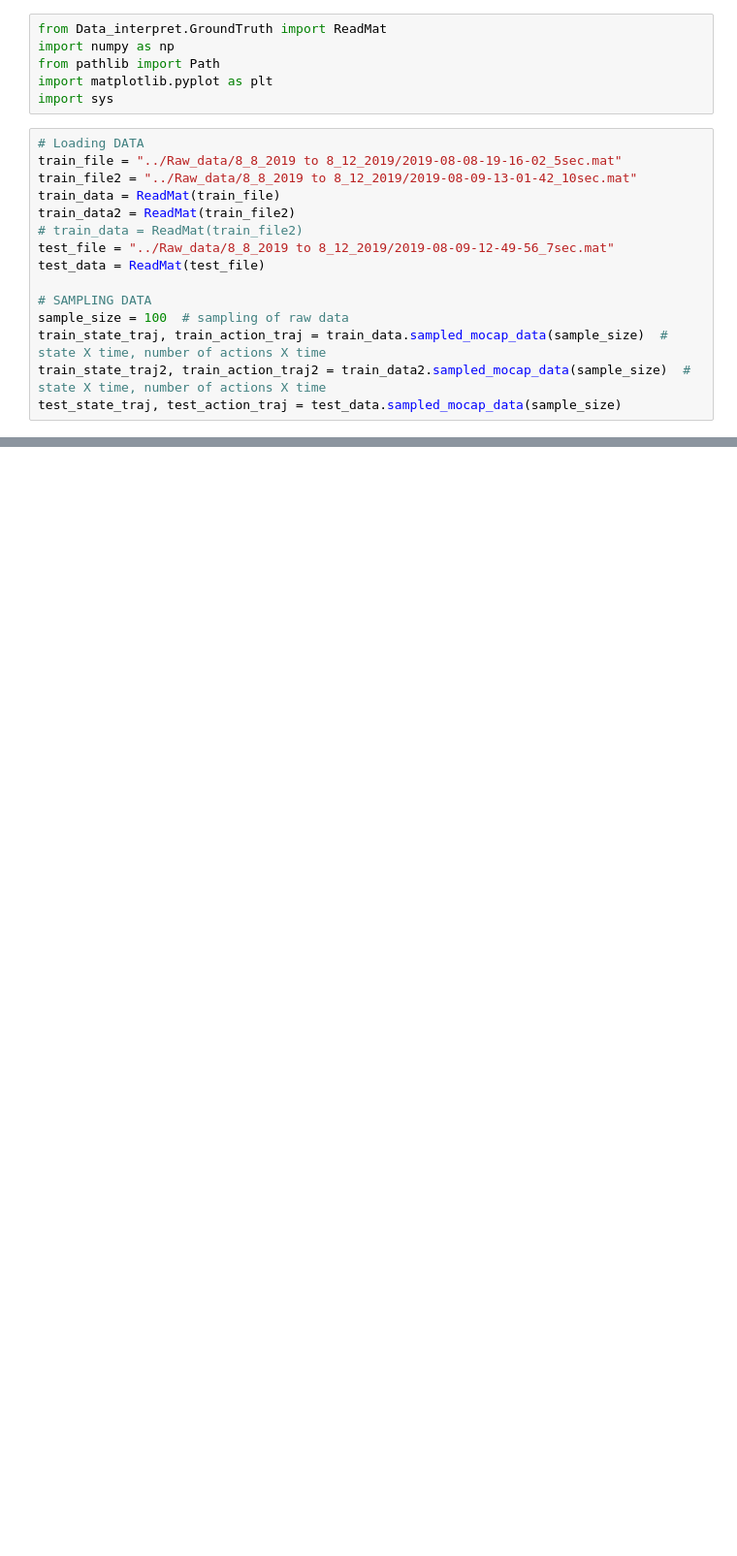
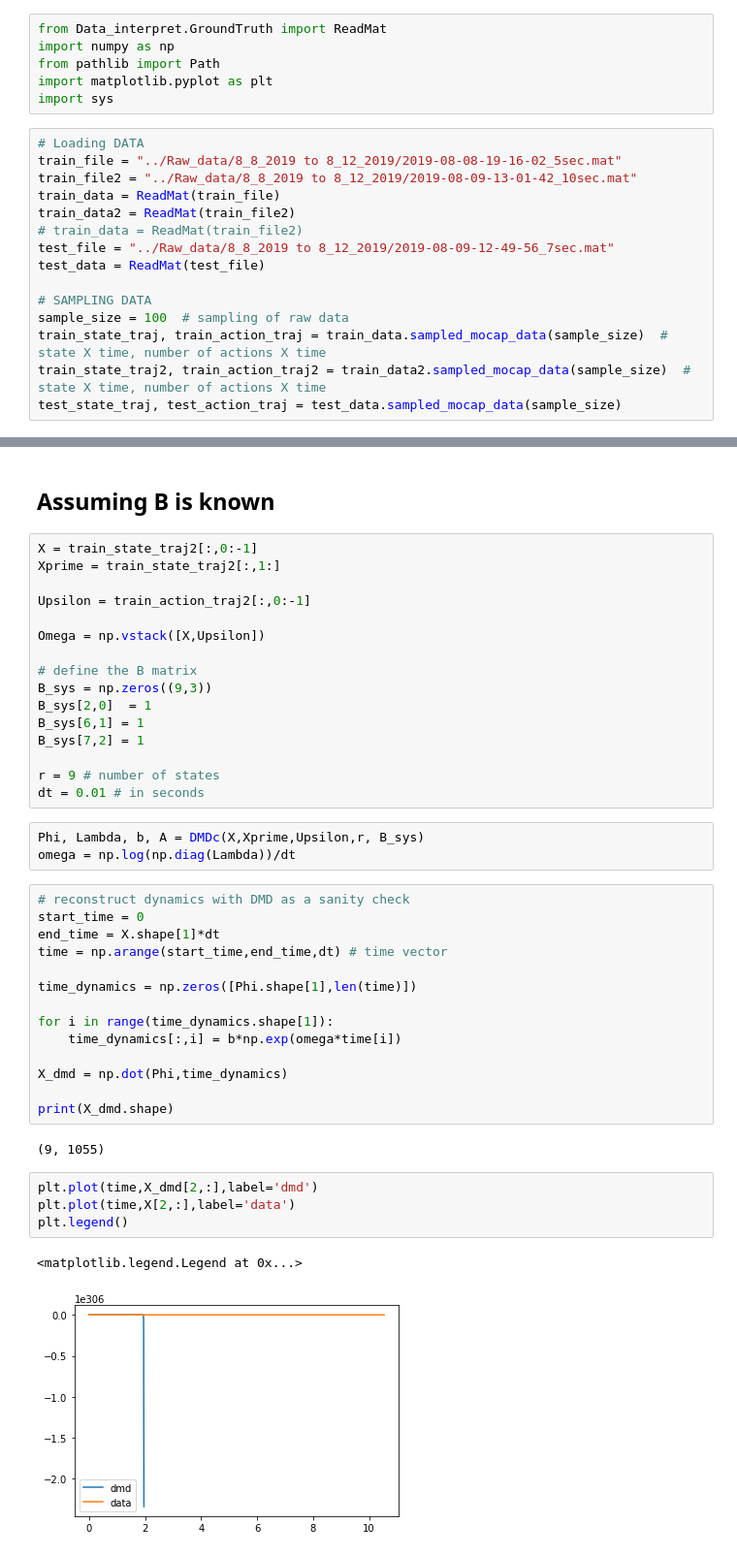
Before and after one commit to dd292/system_identificatification_robofly, a Jupyter notebook: DMDc/DMDc_9states_RoboFly.ipynb, the cells around one changed output, grey strips where cells are left out. Shown at 97% size. Saved outputs shown, nothing was run; the diff lists cells and outputs as text; blank space fills up the shorter version.

```diff
--- a/DMDc/DMDc_9states_RoboFly.ipynb
+++ b/DMDc/DMDc_9states_RoboFly.ipynb
@@ -21,0 +170,44 @@ test_state_traj, test_action_traj = test_data.sampled_mocap_data(sample_size)
+# %% [markdown]
+## Assuming B is known
+# %%
+X = train_state_traj2[:,0:-1]
+Xprime = train_state_traj2[:,1:]
+
+Upsilon = train_action_traj2[:,0:-1]
+
+Omega = np.vstack([X,Upsilon])
+
+# define the B matrix
+B_sys = np.zeros((9,3))
+B_sys[2,0]  = 1
+B_sys[6,1] = 1
+B_sys[7,2] = 1
+
+r = 9 # number of states
+dt = 0.01 # in seconds
+# %%
+Phi, Lambda, b, A = DMDc(X,Xprime,Upsilon,r, B_sys)
+omega = np.log(np.diag(Lambda))/dt
+# %%
+# reconstruct dynamics with DMD as a sanity check
+start_time = 0
+end_time = X.shape[1]*dt
+time = np.arange(start_time,end_time,dt) # time vector
+
+time_dynamics = np.zeros([Phi.shape[1],len(time)])
+
+for i in range(time_dynamics.shape[1]):
+    time_dynamics[:,i] = b*np.exp(omega*time[i])
+
+X_dmd = np.dot(Phi,time_dynamics)
+
+print(X_dmd.shape)
+# %% [output]
+(9, 1055)
+# %%
+plt.plot(time,X_dmd[2,:],label='dmd')
+plt.plot(time,X[2,:],label='data')
+plt.legend()
+# %% [output]
+<matplotlib.legend.Legend at 0x...>
+[figure, added]
```
Also changed, not shown: parts of 15 cells of this notebook, 4 other files.
